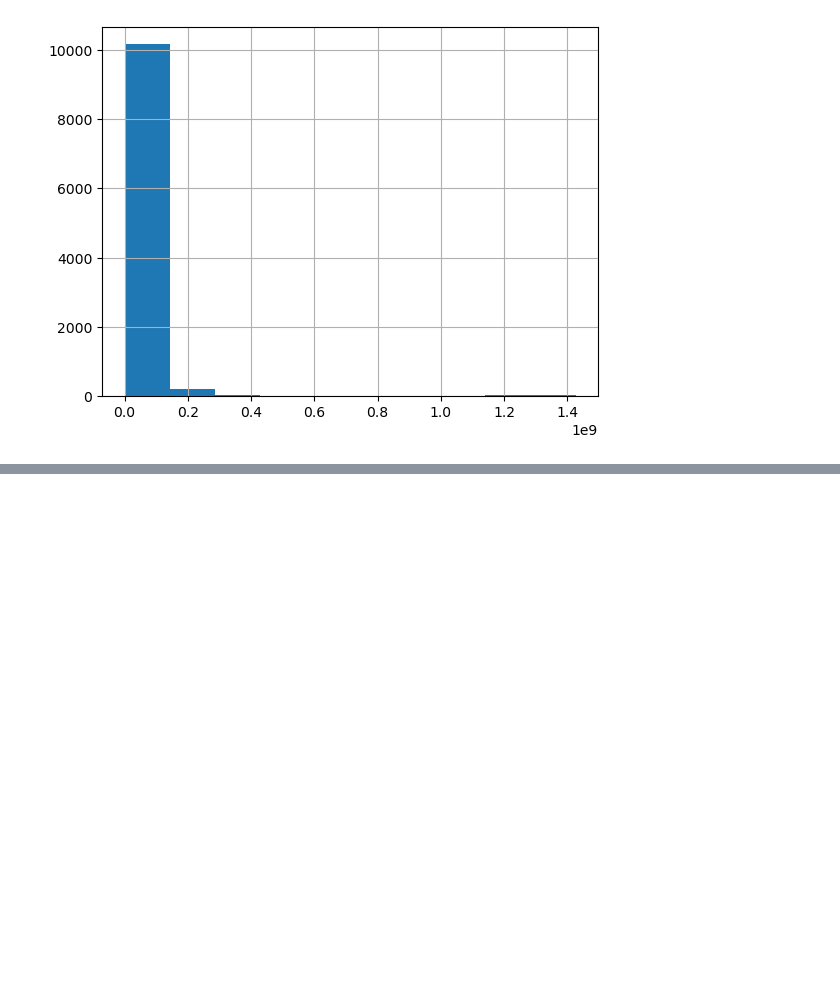
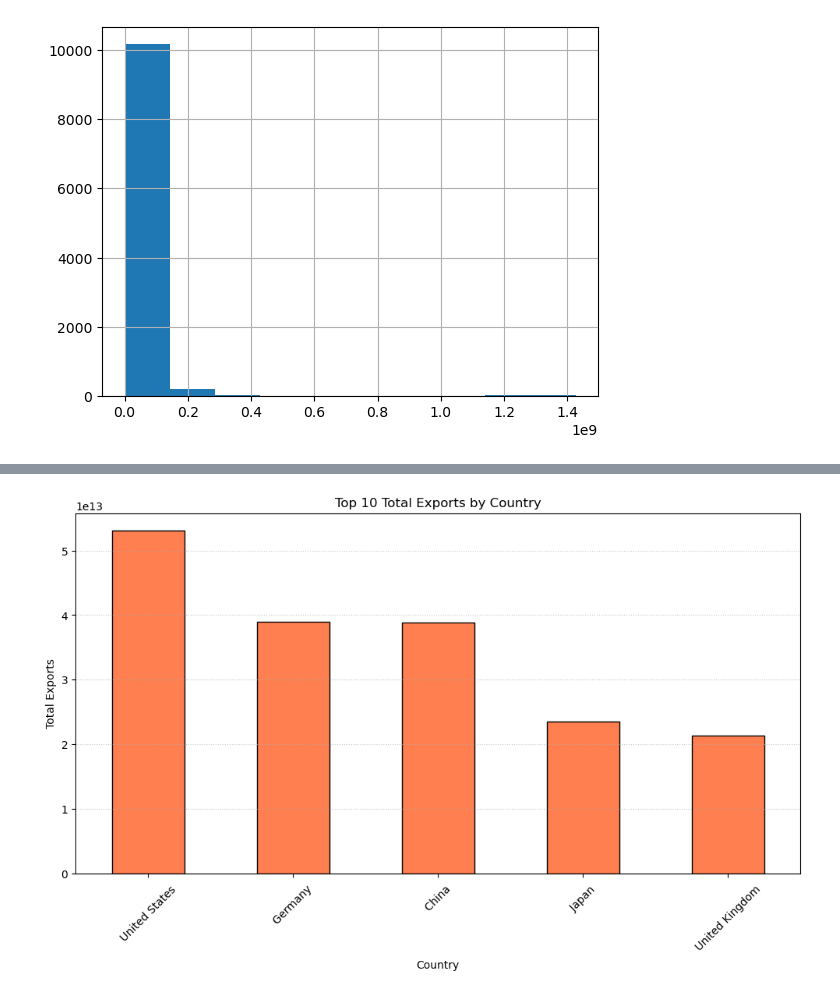
Before and after one commit to khoulaCode/DataScience-Brain-Bytes, a Jupyter notebook: Team_members/from_maha/pandas_practice.ipynb, the cells around one changed output, grey strips where cells are left out. Cells and saved outputs as stored; diff of their text form; code cells hidden in the pictures; blank space fills up the shorter version.

```diff
--- a/Team_members/from_maha/pandas_practice.ipynb
+++ b/Team_members/from_maha/pandas_practice.ipynb
@@ -286,0 +345,3 @@ plt.show()
+# %%
+total_export = df.groupby(' Country ')[' Exports of goods and services '].sum()
+total_export
@@ -286,0 +362,13 @@ plt.show()
+# %%
+total_export_sorted = total_export.sort_values(ascending=False).head(5)
+
+plt.figure(figsize=(12, 6))
+total_export_sorted.plot(kind='bar', color='coral', edgecolor='black')
+plt.title('Top 10 Total Exports by Country')
+plt.xlabel('Country')
+plt.ylabel('Total Exports')
+plt.xticks(rotation=45)
+plt.grid(axis='y', linestyle=':', alpha=0.7)
+plt.show()
+# %% [output]
+[figure, added]
```
Also changed, not shown: parts of 10 cells of this notebook, 10 other files.
